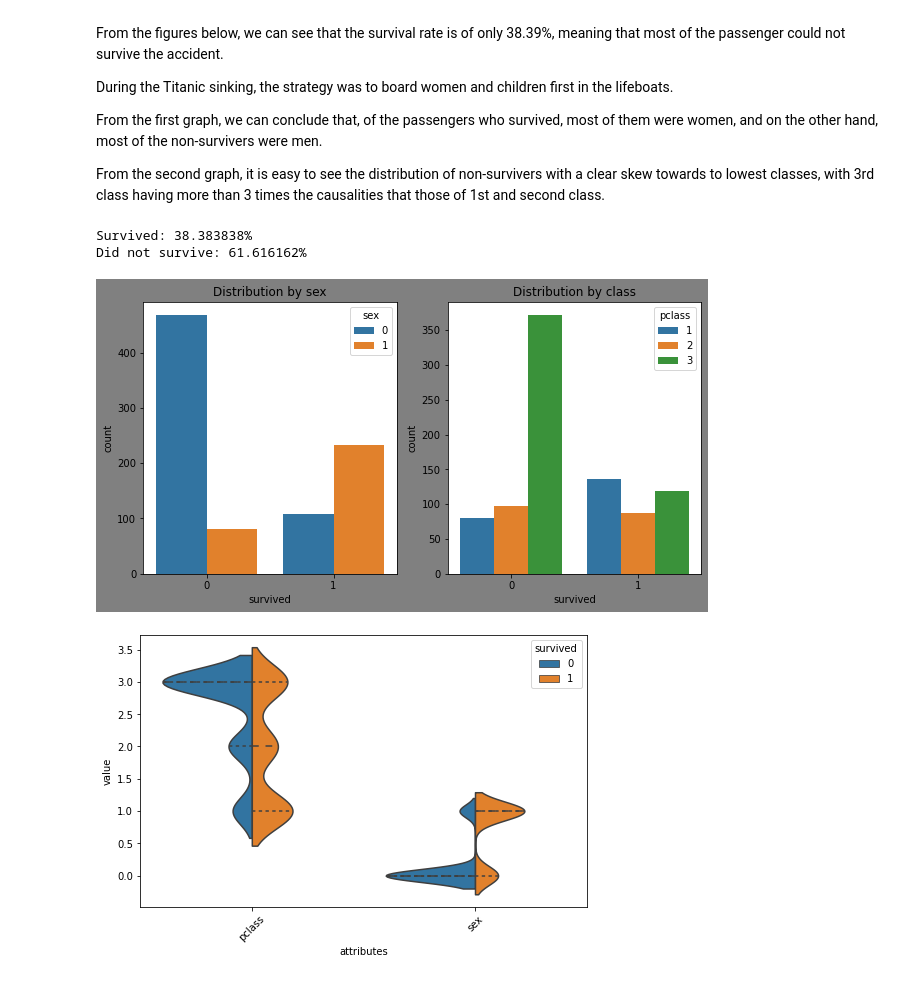
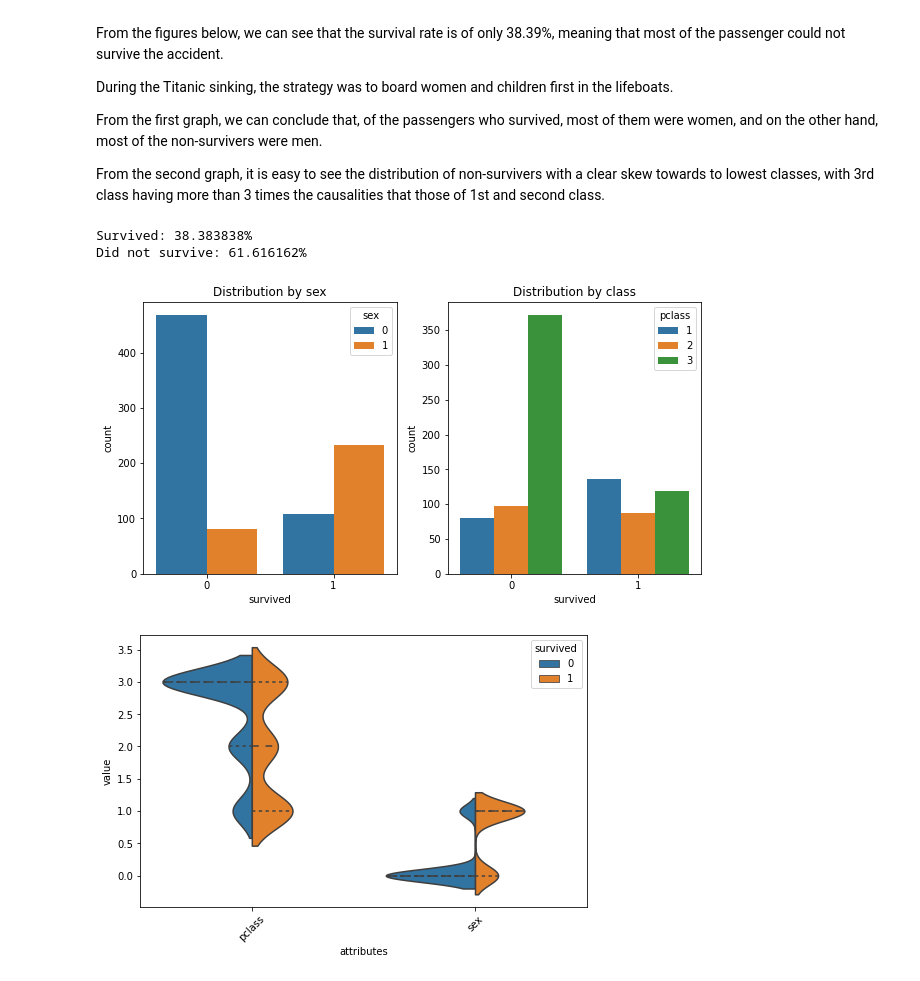
Before and after one commit to kevinmiguel97/Titanic-Model, a Jupyter notebook: titanic_analysis.ipynb, the cells around one changed output. Saved outputs shown, nothing was run; the diff lists cells and outputs as text; code cells hidden in the pictures.

```diff
--- a/titanic_analysis.ipynb
+++ b/titanic_analysis.ipynb
@@ -197,24 +197,24 @@ From the second graph, it is easy to see the distribution of non-survivers with
 # %%
 # Obtaining rate of survival
 counts = df['survived'].value_counts()
 not_survived, survived = counts
 print('Survived: %f%% \nDid not survive: %f%%' %(survived*100/len(df['survived']), not_survived*100/len(df['survived'])))
 
 fig, ax = plt.subplots(1,2, figsize=(10,5))
 
-fig.set_facecolor('grey')
+fig.set_facecolor('white')
 
 ax[0].set_title('Distribution by sex')
 
 sns.countplot(x='survived', hue='sex', data=df, ax = ax[0])
 ax[1].set_title('Distribution by class')
 sns.countplot(x='survived', hue='pclass', data=df, ax = ax[1])
 
 plt.savefig('graphs/survival.png')
 # %% [output]
 Survived: 38.383838%
 Did not survive: 61.616162%
-[figure, old version]
+[figure, new version]
 # %%
 # Function to get the violinplot distribution for any variable
 def violin_plot(df, attributes):
```
Also changed, not shown: parts of 7 cells of this notebook, 8 other files.
